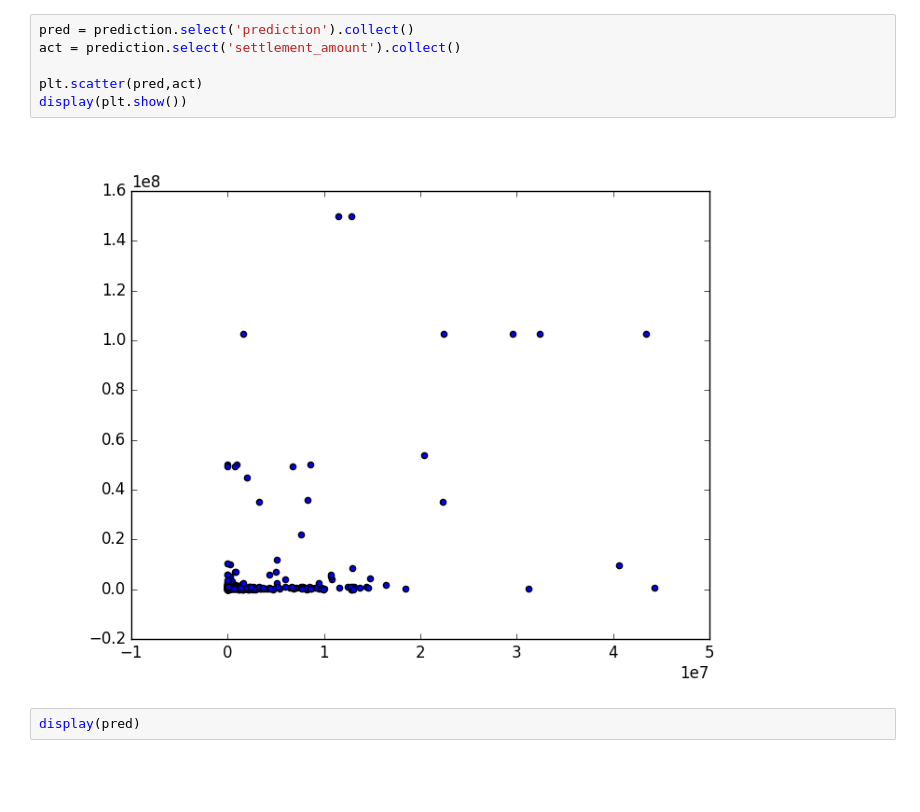
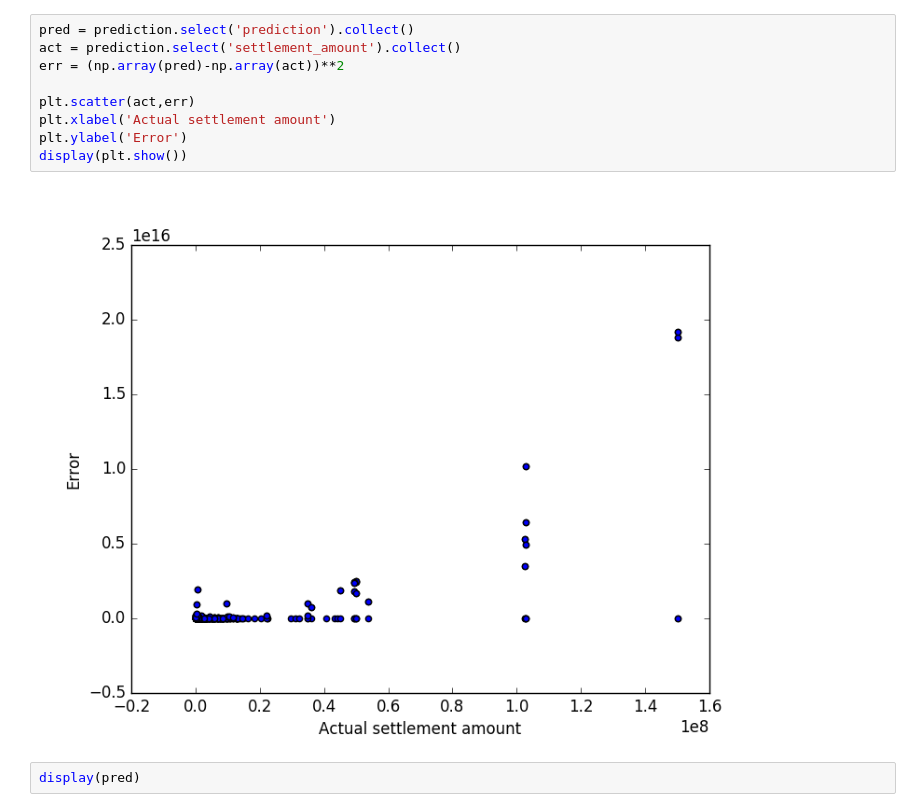
Before and after one commit to asmith20/CPDBproject, a Jupyter notebook: MachineLearning/regression.ipynb, the cells around one changed output. Cells and saved outputs as stored; diff of their text form; blank space fills up the shorter version.

```diff
--- a/MachineLearning/regression.ipynb
+++ b/MachineLearning/regression.ipynb
@@ -73,11 +76,14 @@ print(glrevaluator.evaluate(prediction))
 # %%
 pred = prediction.select('prediction').collect()
 act = prediction.select('settlement_amount').collect()
+err = (np.array(pred)-np.array(act))**2
 
-plt.scatter(pred,act)
+plt.scatter(act,err)
+plt.xlabel('Actual settlement amount')
+plt.ylabel('Error')
 display(plt.show())
 # %% [output]
-[figure, old version]
+[figure, new version]
 # %%
 display(pred)
 # %% [output]
```
Also changed, not shown: parts of 1 cell of this notebook, 6 other files.
